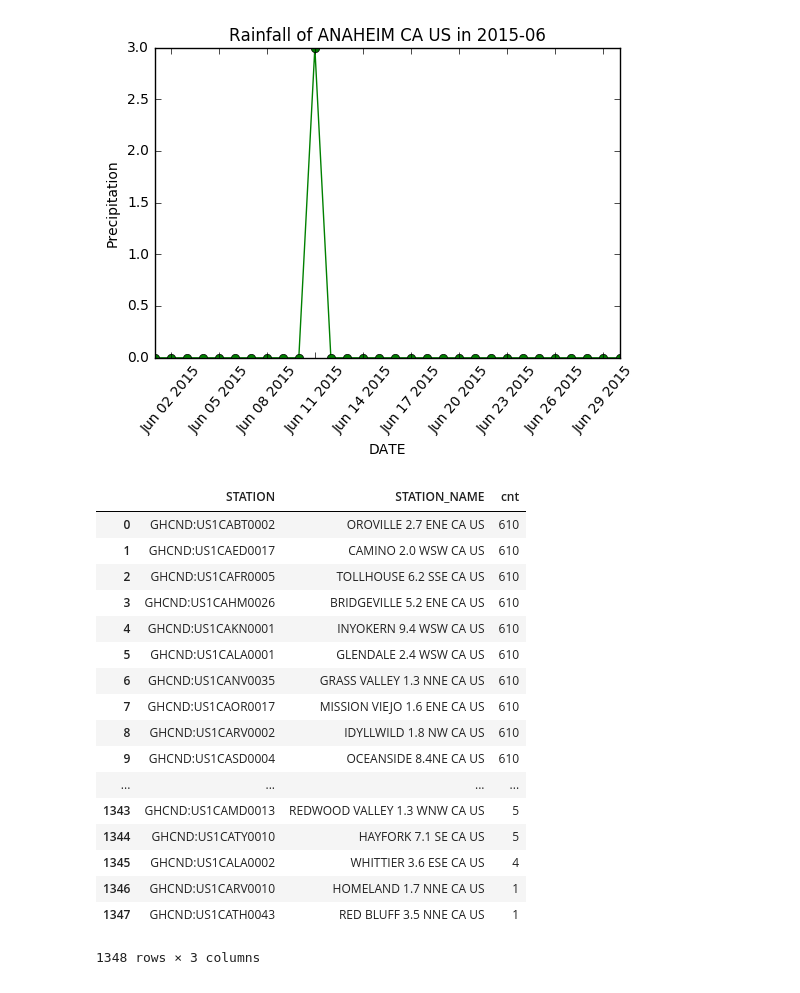
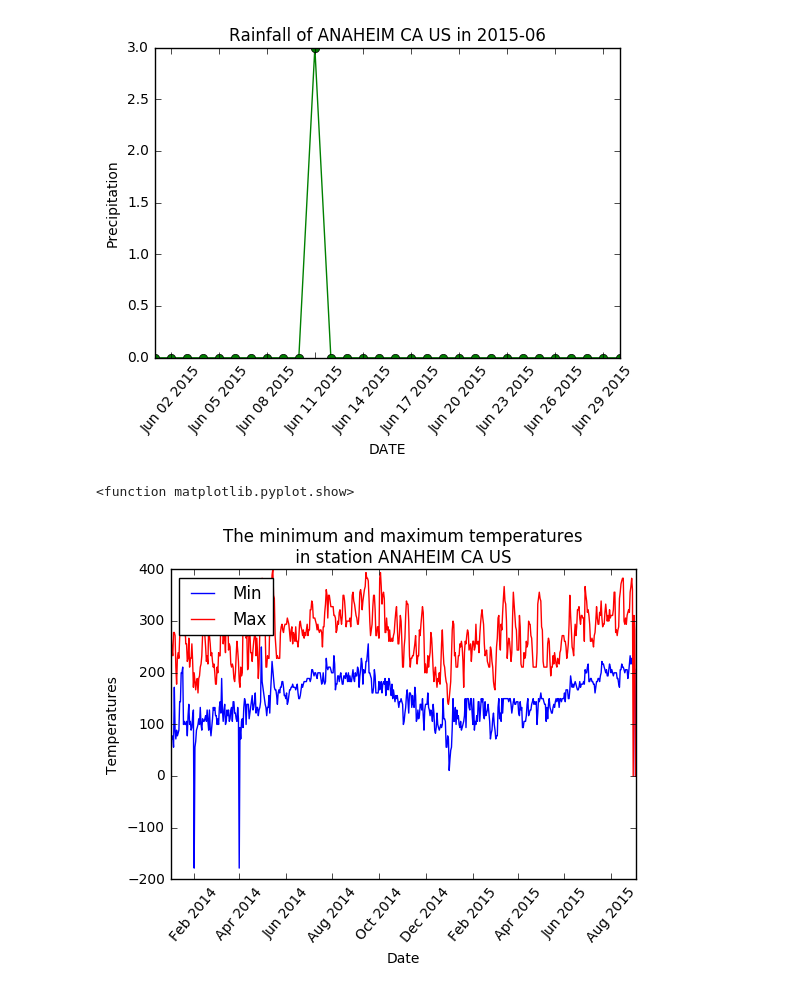
Before and after one commit to chapman-cs510-2016f/cw-14-redyellow, a Jupyter notebook: GHCND.ipynb, the cells around one changed output. Drawn from its saved outputs; the diff is of its cells as text; code cells hidden in the pictures.

```diff
--- a/GHCND.ipynb
+++ b/GHCND.ipynb
@@ -81,24 +88,27 @@ plt.show
 # %% [output]
 <function matplotlib.pyplot.show>
 [figure]
-# %%
-pd.read_sql_query('select station,station_name,count(*) cnt from data group by station,station_name order by cnt desc;',disk_engine)
-# %% [output]
-|  | STATION | STATION_NAME | cnt |
-| 0 | GHCND:US1CABT0002 | OROVILLE 2.7 ENE CA US | 610 |
-| 1 | GHCND:US1CAED0017 | CAMINO 2.0 WSW CA US | 610 |
-| 2 | GHCND:US1CAFR0005 | TOLLHOUSE 6.2 SSE CA US | 610 |
-| 3 | GHCND:US1CAHM0026 | BRIDGEVILLE 5.2 ENE CA US | 610 |
-| 4 | GHCND:US1CAKN0001 | INYOKERN 9.4 WSW CA US | 610 |
-| 5 | GHCND:US1CALA0001 | GLENDALE 2.4 WSW CA US | 610 |
-| 6 | GHCND:US1CANV0035 | GRASS VALLEY 1.3 NNE CA US | 610 |
-| 7 | GHCND:US1CAOR0017 | MISSION VIEJO 1.6 ENE CA US | 610 |
-| 8 | GHCND:US1CARV0002 | IDYLLWILD 1.8 NW CA US | 610 |
-| 9 | GHCND:US1CASD0004 | OCEANSIDE 8.4NE CA US | 610 |
-| ... | ... | ... | ... |
-| 1343 | GHCND:US1CAMD0013 | REDWOOD VALLEY 1.3 WNW CA US | 5 |
-| 1344 | GHCND:US1CATY0010 | HAYFORK 7.1 SE CA US | 5 |
-| 1345 | GHCND:US1CALA0002 | WHITTIER 3.6 ESE CA US | 4 |
-| 1346 | GHCND:US1CARV0010 | HOMELAND 1.7 NNE CA US | 1 |
-| 1347 | GHCND:US1CATH0043 | RED BLUFF 3.5 NNE CA US | 1 |
-1348 rows × 3 columns
+# %%
+# get the data of station="GHCND:USR0000CTHO"
+df=pd.read_sql_query('select date,(case when tmin=\'-9999\' then 0 else tmin end) tmin ,(case when tmax=\'-9999\' then 0 else tmax end) tmax from data where station="GHCND:USC00040192" order by date;',disk_engine)
+
+# convert df.DATE, which is string in database, into type date.
+X=pd.to_datetime(df.DATE)
+
+Y1=df.tmin
+Y2=df.tmax
+
+# plot min and max with date as x-axis, min or max value as y-axis
+plt.title("The minimum and maximum temperatures\n in station ANAHEIM CA US ")
+plt.plot(X,Y1,color="blue", linewidth=1, linestyle="-", label="Min")
+plt.plot(X,Y2, color="red", linewidth=1, linestyle="-", label="Max")
+plt.legend(loc='upper left')
+# x axis date not overlap
+plt.xticks(rotation=50)
+plt.xlabel('Date')
+plt.ylabel('Temperatures')
+
+plt.show
+# %% [output]
+<function matplotlib.pyplot.show>
+[figure, added]
```
Also changed, not shown: parts of 8 cells of this notebook.
